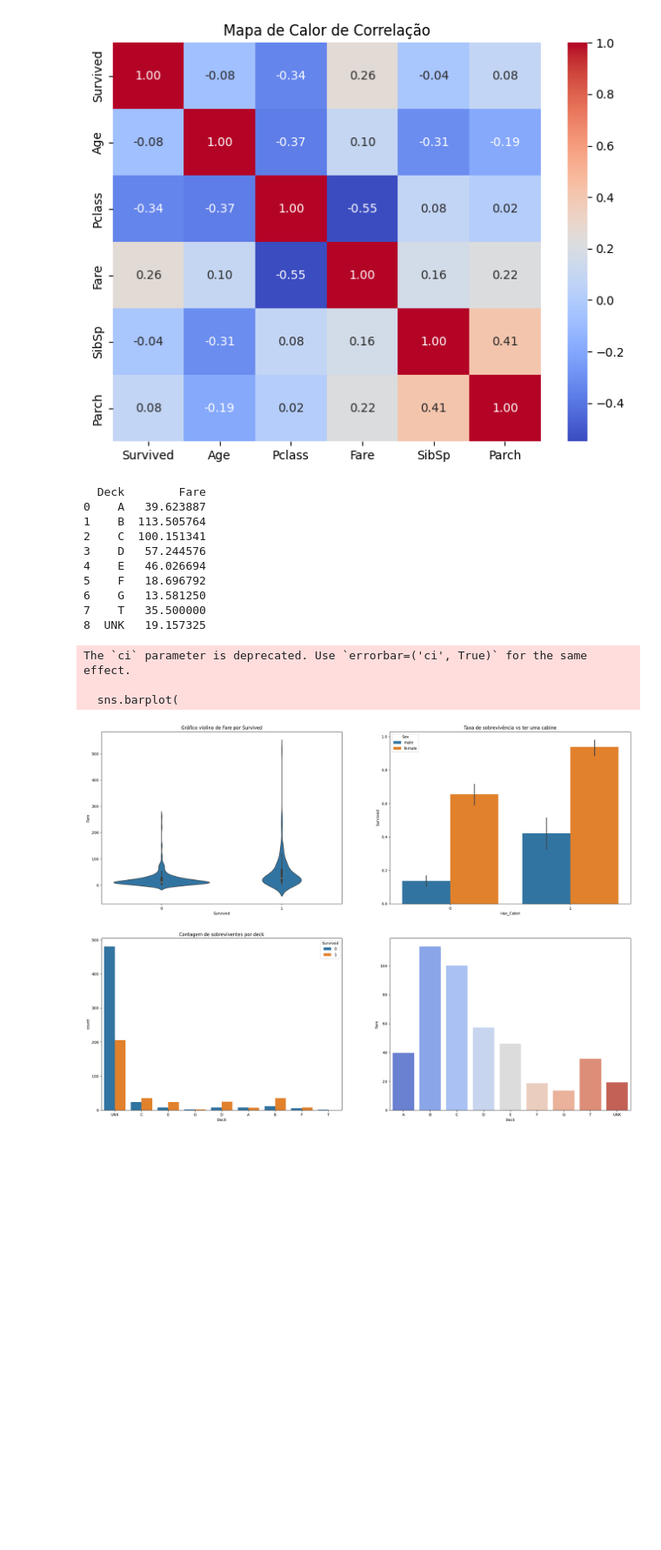
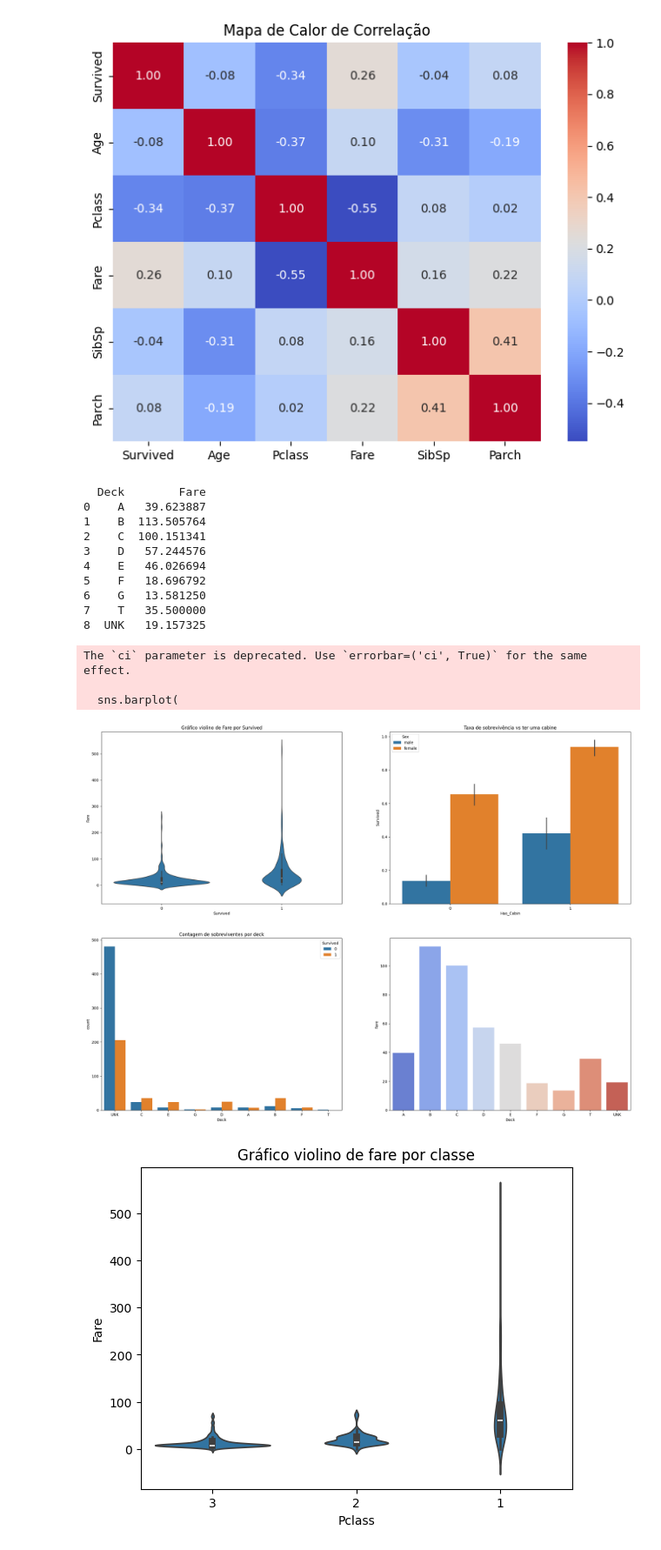
Before and after one commit to nevidomyyb/titanic-challenge, a Jupyter notebook: desafio.ipynb, the cells around one changed output. Shown at 87% size. Saved outputs shown, nothing was run; the diff lists cells and outputs as text; code cells hidden in the pictures; blank space fills up the shorter version.

```diff
--- a/desafio.ipynb
+++ b/desafio.ipynb
@@ -126,30 +126,39 @@ sns.countplot(
     data=train_df, x='Deck', hue='Survived', ax=axes[1][0]
 )
 axes[1][0].set_title('Contagem de sobreviventes por deck')
 
 mean_fare_by_deck = train_df.groupby('Deck')['Fare'].mean().reset_index()
 print(mean_fare_by_deck)
 
 sns.barplot(
     data=mean_fare_by_deck,
     x='Deck', y='Fare', ci=True,
     ax=axes[1][1],
     hue='Deck', palette='coolwarm'
 )
 
 plt.show()
+
+vio = sns.violinplot(x='Pclass', y='Fare', data=train_df)
+vio.set_title('Gráfico violino de fare por classe')
+plt.show()
+
+ab = sns.violinplot(x='Survived', y='Fare', data=train_df)
+ab.set_title('Gráfico violino de fare por survived')
+plt.show()
 # %% [output]
   Deck        Fare
 0    A   39.623887
 1    B  113.505764
 2    C  100.151341
 3    D   57.244576
 4    E   46.026694
 5    F   18.696792
 6    G   13.581250
 7    T   35.500000
 8  UNK   19.157325
 The `ci` parameter is deprecated. Use `errorbar=('ci', True)` for the same effect.
 
   sns.barplot(
 [figure]
+[figure, added]
```
Also changed, not shown: parts of 12 cells of this notebook.
